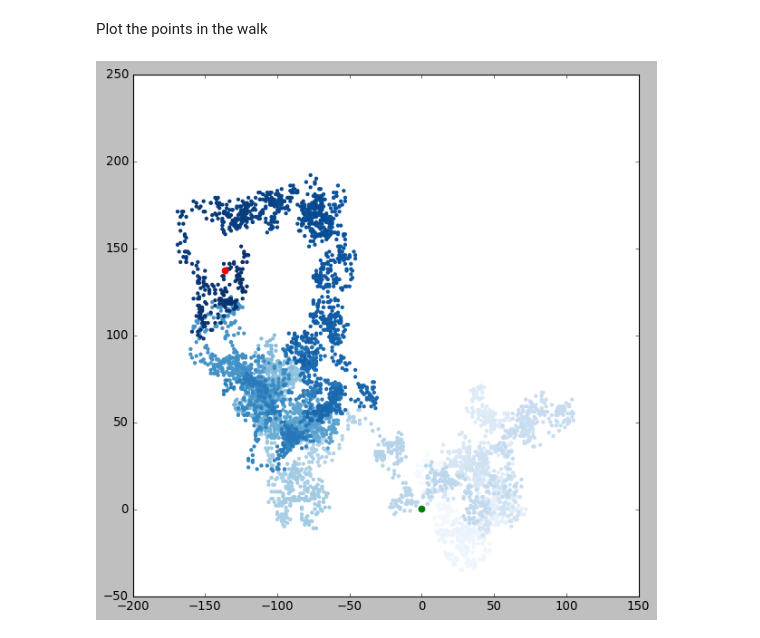
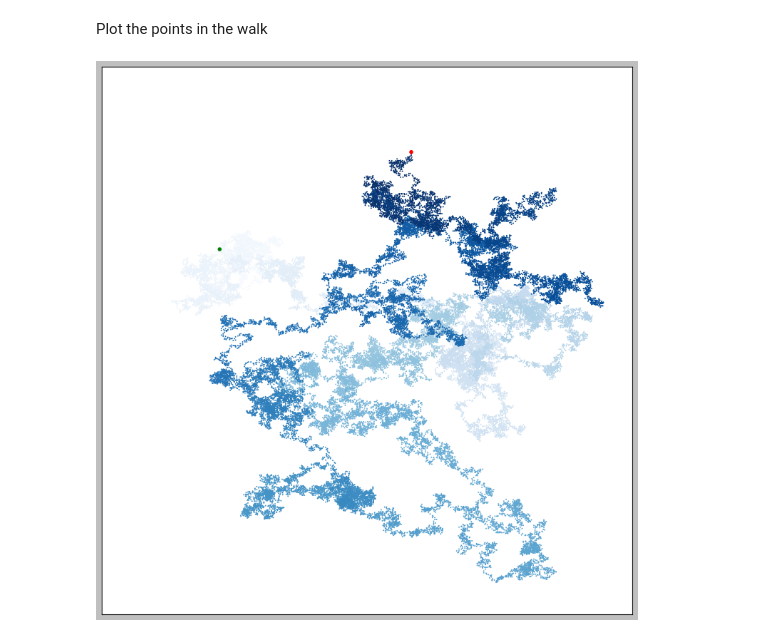
Before and after one commit to henryjams/PyCC_datavis, a Jupyter notebook: random_walk.ipynb, the cells around one changed output. Saved outputs shown, nothing was run; the diff lists cells and outputs as text; code cells hidden in the pictures.

Commit message:
Removed axes and increased the number of points plotted.

```diff
--- a/random_walk.ipynb
+++ b/random_walk.ipynb
@@ -42,24 +42,28 @@ class RandomWalk:
 # %% [markdown]
 Make a random walk as long as the program is active.
 # %%
-rw = RandomWalk()
+rw = RandomWalk(50_000)
 rw.fill_walk()
 # %% [markdown]
 Style the plot
 # %%
 plt.style.use('classic')
-plt.rcParams['figure.figsize'] = [9, 9]
+plt.rcParams['figure.figsize'] = [12, 12]
 # %% [markdown]
 Plot the points in the walk
 # %%
 fig, ax = plt.subplots()
 point_nums = range(rw.num_points)
-ax.scatter(rw.x_val, rw.y_val, c = point_nums, cmap = plt.cm.Blues, edgecolors = 'none', s = 15)
+ax.scatter(rw.x_val, rw.y_val, c = point_nums, cmap = plt.cm.Blues, edgecolors = 'none', s = 3)
 
 # Emphasize the first and last point
-ax.scatter(0, 0, c = 'green', edgecolors = 'none', s = 50)
-ax.scatter(rw.x_val[-1], rw.y_val[-1], c = 'red', edgecolors = 'none', s = 50)
+ax.scatter(0, 0, c = 'green', edgecolors = 'none', s = 25)
+ax.scatter(rw.x_val[-1], rw.y_val[-1], c = 'red', edgecolors = 'none', s = 25)
+
+# Remove the axes
+ax.get_xaxis().set_visible(False)
+ax.get_yaxis().set_visible(False)
 
 plt.show()
 # %% [output]
-[figure, old version]
+[figure, new version]
```
